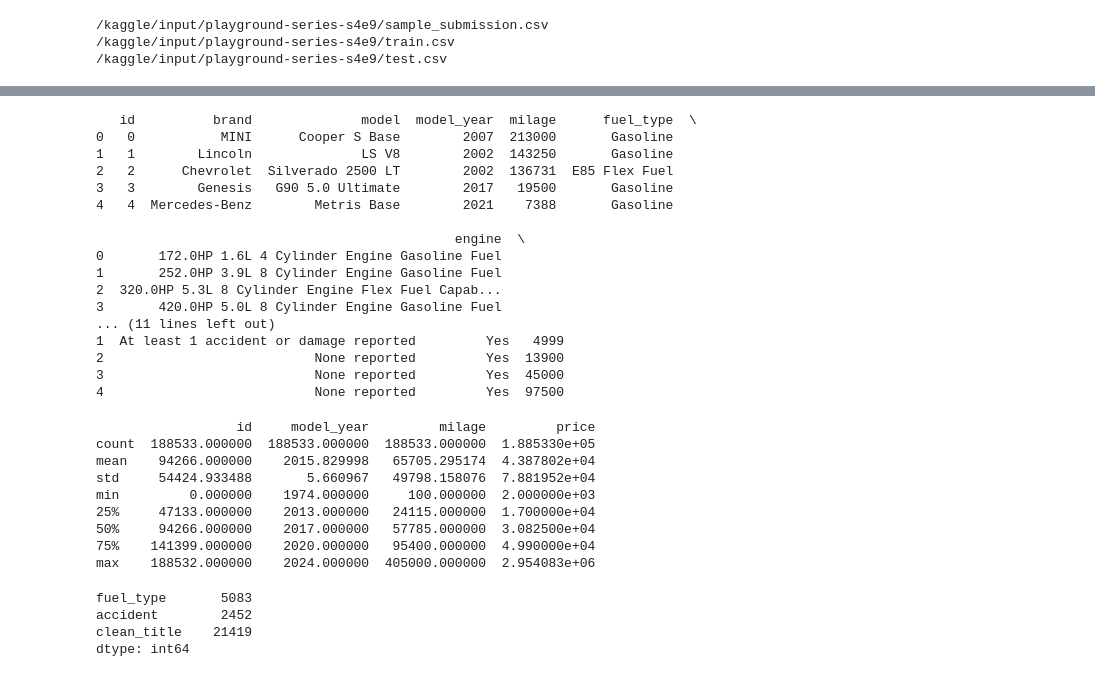
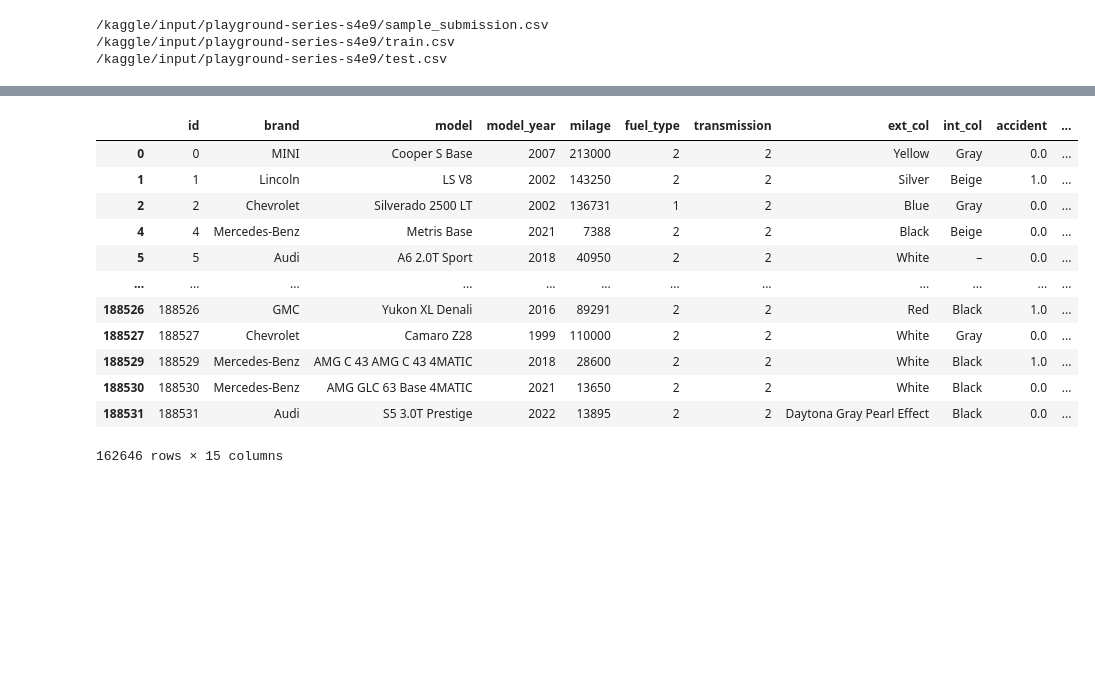
Before and after one commit to mehranommani/commons-math, a Jupyter notebook: car-price.ipynb, the cells around one changed output, grey strips where cells are left out. Cells and saved outputs as stored; diff of their text form; code cells hidden in the pictures; blank space fills up the shorter version.

```diff
--- a/car-price.ipynb
+++ b/car-price.ipynb
@@ -78,43 +170,17 @@ memory usage: 18.7+ MB
 # %%
-# View the first few rows of the dataset
-print(train_data.head())
+# Display the rows of the processed train
+train
 # %% [output]
+|  | id | brand | model | model_year | milage | fuel_type | transmission | ext_col | int_col | accident | ... |
+| 0 | 0 | MINI | Cooper S Base | 2007 | 213000 | 2 | 2 | Yellow | Gray | 0.0 | ... |
+| 1 | 1 | Lincoln | LS V8 | 2002 | 143250 | 2 | 2 | Silver | Beige | 1.0 | ... |
+| 2 | 2 | Chevrolet | Silverado 2500 LT | 2002 | 136731 | 1 | 2 | Blue | Gray | 0.0 | ... |
+| 4 | 4 | Mercedes-Benz | Metris Base | 2021 | 7388 | 2 | 2 | Black | Beige | 0.0 | ... |
+| 5 | 5 | Audi | A6 2.0T Sport | 2018 | 40950 | 2 | 2 | White | – | 0.0 | ... |
+| ... | ... | ... | ... | ... | ... | ... | ... | ... | ... | ... | ... |
+| 188526 | 188526 | GMC | Yukon XL Denali | 2016 | 89291 | 2 | 2 | Red | Black | 1.0 | ... |
+| 188527 | 188527 | Chevrolet | Camaro Z28 | 1999 | 110000 | 2 | 2 | White | Gray | 0.0 | ... |
+| 188529 | 188529 | Mercedes-Benz | AMG C 43 AMG C 43 4MATIC | 2018 | 28600 | 2 | 2 | White | Black | 1.0 | ... |
+| 188530 | 188530 | Mercedes-Benz | AMG GLC 63 Base 4MATIC | 2021 | 13650 | 2 | 2 | White | Black | 0.0 | ... |
+| 188531 | 188531 | Audi | S5 3.0T Prestige | 2022 | 13895 | 2 | 2 | Daytona Gray Pearl Effect | Black | 0.0 | ... |
-   id          brand              model  model_year  milage      fuel_type  \
-0   0           MINI      Cooper S Base        2007  213000       Gasoline
-1   1        Lincoln              LS V8        2002  143250       Gasoline
-2   2      Chevrolet  Silverado 2500 LT        2002  136731  E85 Flex Fuel
-3   3        Genesis   G90 5.0 Ultimate        2017   19500       Gasoline
-4   4  Mercedes-Benz        Metris Base        2021    7388       Gasoline
-
-                                              engine  \
-0       172.0HP 1.6L 4 Cylinder Engine Gasoline Fuel
-1       252.0HP 3.9L 8 Cylinder Engine Gasoline Fuel
-2  320.0HP 5.3L 8 Cylinder Engine Flex Fuel Capab...
-3       420.0HP 5.0L 8 Cylinder Engine Gasoline Fuel
-... (11 lines left out)
-1  At least 1 accident or damage reported         Yes   4999
-2                           None reported         Yes  13900
-3                           None reported         Yes  45000
-4                           None reported         Yes  97500
+162646 rows × 15 columns
-# %%
-# Summary statistics for numeric features
-print(train_data.describe())
-# %% [output]
-                  id     model_year         milage         price
-count  188533.000000  188533.000000  188533.000000  1.885330e+05
-mean    94266.000000    2015.829998   65705.295174  4.387802e+04
-std     54424.933488       5.660967   49798.158076  7.881952e+04
-min         0.000000    1974.000000     100.000000  2.000000e+03
-25%     47133.000000    2013.000000   24115.000000  1.700000e+04
-50%     94266.000000    2017.000000   57785.000000  3.082500e+04
-75%    141399.000000    2020.000000   95400.000000  4.990000e+04
-max    188532.000000    2024.000000  405000.000000  2.954083e+06
-# %%
-# Check for missing values
-missing_values = train_data.isnull().sum()
-print(missing_values[missing_values > 0])
-# %% [output]
-fuel_type       5083
-accident        2452
-clean_title    21419
-dtype: int64
```
Also changed, not shown: parts of 22 cells of this notebook.
